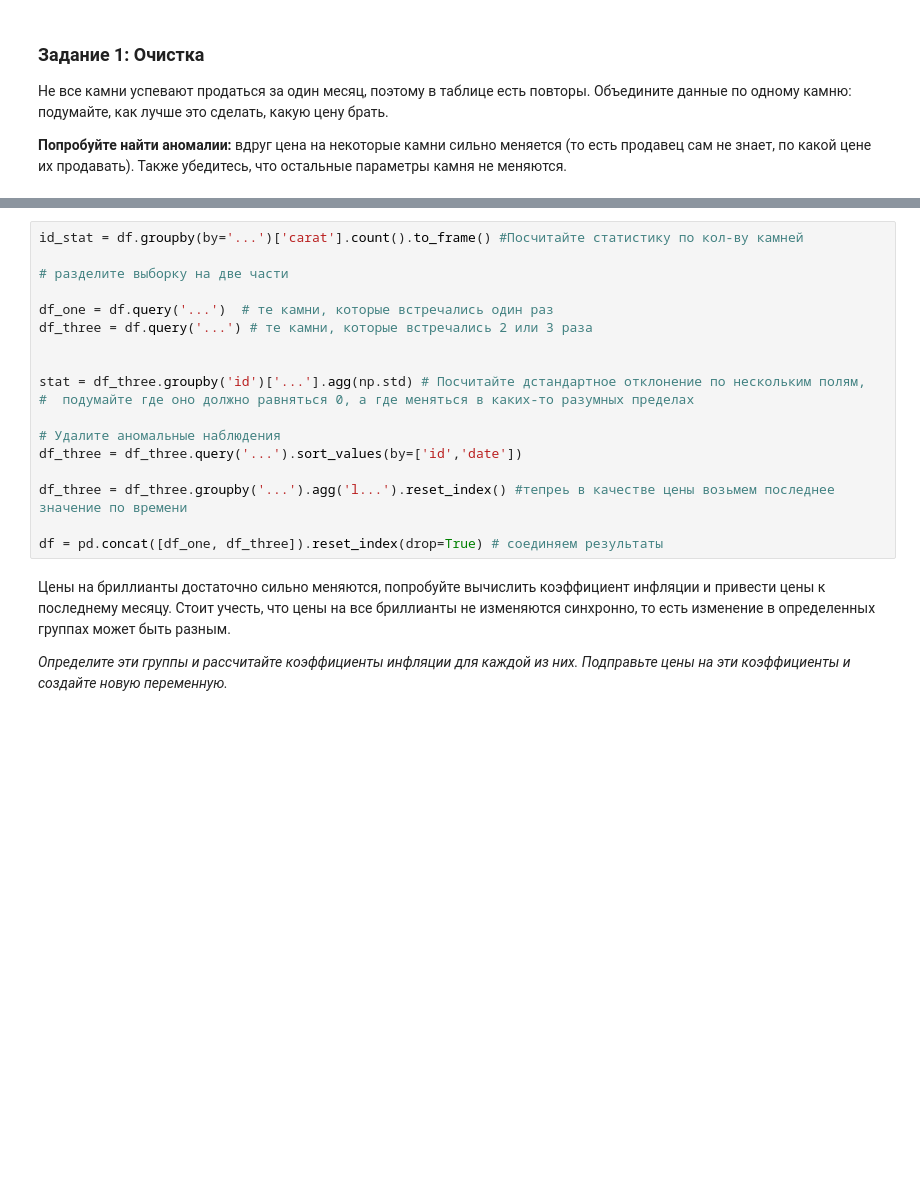
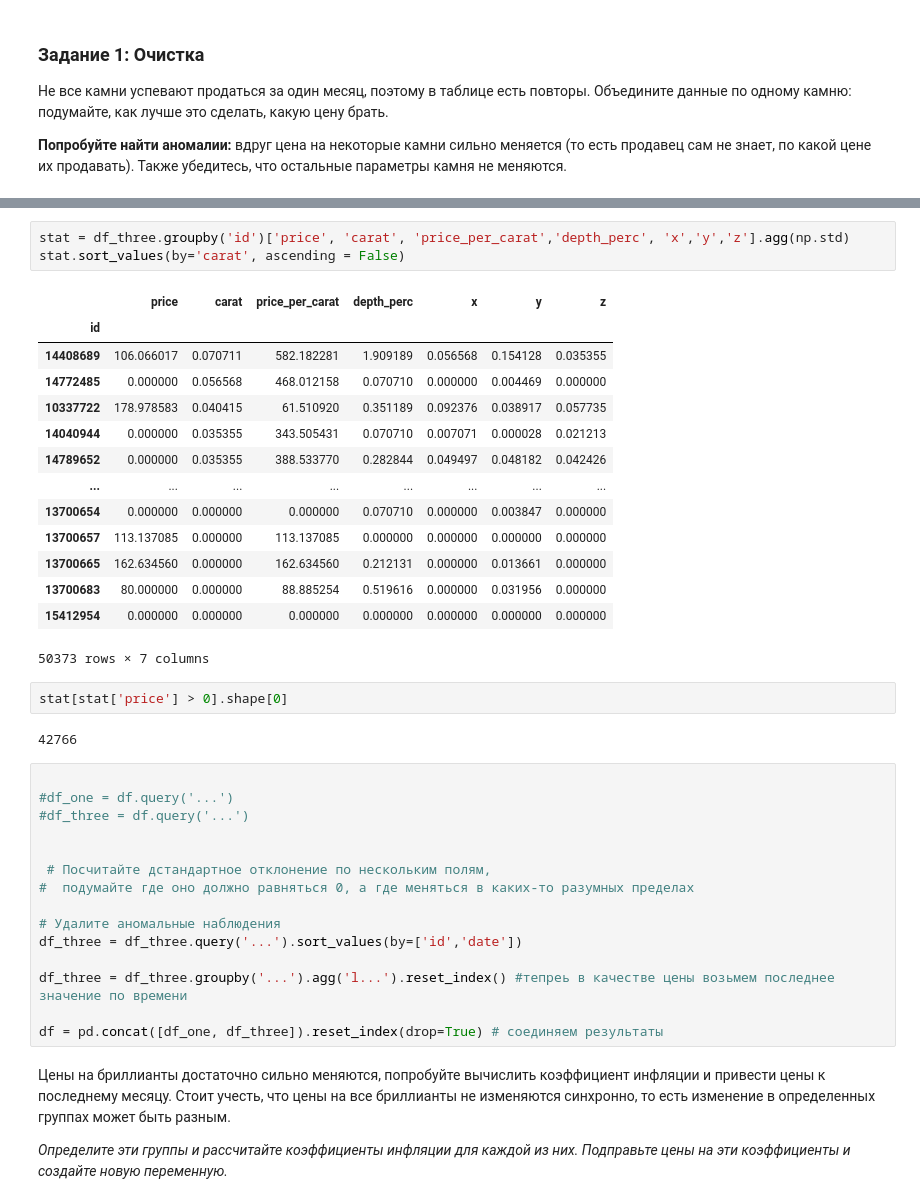
Before and after one commit to Dimildizio/DS_course, a Jupyter notebook: shine-on-you/HomeWork2_Regression&Classification.ipynb, the cells around one changed output, grey strips where cells are left out. Saved outputs shown, nothing was run; the diff lists cells and outputs as text; blank space fills up the shorter version.

```diff
--- a/shine-on-you/HomeWork2_Regression&Classification.ipynb
+++ b/shine-on-you/HomeWork2_Regression&Classification.ipynb
@@ -161,13 +164,32 @@ dtype: object
+# %%
+stat = df_three.groupby('id')['price', 'carat', 'price_per_carat','depth_perc', 'x','y','z'].agg(np.std)
+stat.sort_values(by='carat', ascending = False)
+# %% [output]
+|  | price | carat | price_per_carat | depth_perc | x | y | z |
+| id |  |  |  |  |  |  |  |
+| 14408689 | 106.066017 | 0.070711 | 582.182281 | 1.909189 | 0.056568 | 0.154128 | 0.035355 |
+| 14772485 | 0.000000 | 0.056568 | 468.012158 | 0.070710 | 0.000000 | 0.004469 | 0.000000 |
+| 10337722 | 178.978583 | 0.040415 | 61.510920 | 0.351189 | 0.092376 | 0.038917 | 0.057735 |
+| 14040944 | 0.000000 | 0.035355 | 343.505431 | 0.070710 | 0.007071 | 0.000028 | 0.021213 |
+| 14789652 | 0.000000 | 0.035355 | 388.533770 | 0.282844 | 0.049497 | 0.048182 | 0.042426 |
+| ... | ... | ... | ... | ... | ... | ... | ... |
+| 13700654 | 0.000000 | 0.000000 | 0.000000 | 0.070710 | 0.000000 | 0.003847 | 0.000000 |
+| 13700657 | 113.137085 | 0.000000 | 113.137085 | 0.000000 | 0.000000 | 0.000000 | 0.000000 |
+| 13700665 | 162.634560 | 0.000000 | 162.634560 | 0.212131 | 0.000000 | 0.013661 | 0.000000 |
+| 13700683 | 80.000000 | 0.000000 | 88.885254 | 0.519616 | 0.000000 | 0.031956 | 0.000000 |
+| 15412954 | 0.000000 | 0.000000 | 0.000000 | 0.000000 | 0.000000 | 0.000000 | 0.000000 |
+50373 rows × 7 columns
+# %%
+stat[stat['price'] > 0].shape[0]
+# %% [output]
+42766
 # %%
-id_stat = df.groupby(by='...')['carat'].count().to_frame() #Посчитайте статистику по кол-ву камней
 
-# разделите выборку на две части
-
-df_one = df.query('...')  # те камни, которые встречались один раз
-df_three = df.query('...') # те камни, которые встречались 2 или 3 раза
+#df_one = df.query('...')
+#df_three = df.query('...')
 
 
-stat = df_three.groupby('id')['...'].agg(np.std) # Посчитайте дстандартное отклонение по нескольким полям,
+ # Посчитайте дстандартное отклонение по нескольким полям,
 #  подумайте где оно должно равняться 0, а где меняться в каких-то разумных пределах
 
 # Удалите аномальные наблюдения
```
Also changed, not shown: parts of 11 cells of this notebook.
